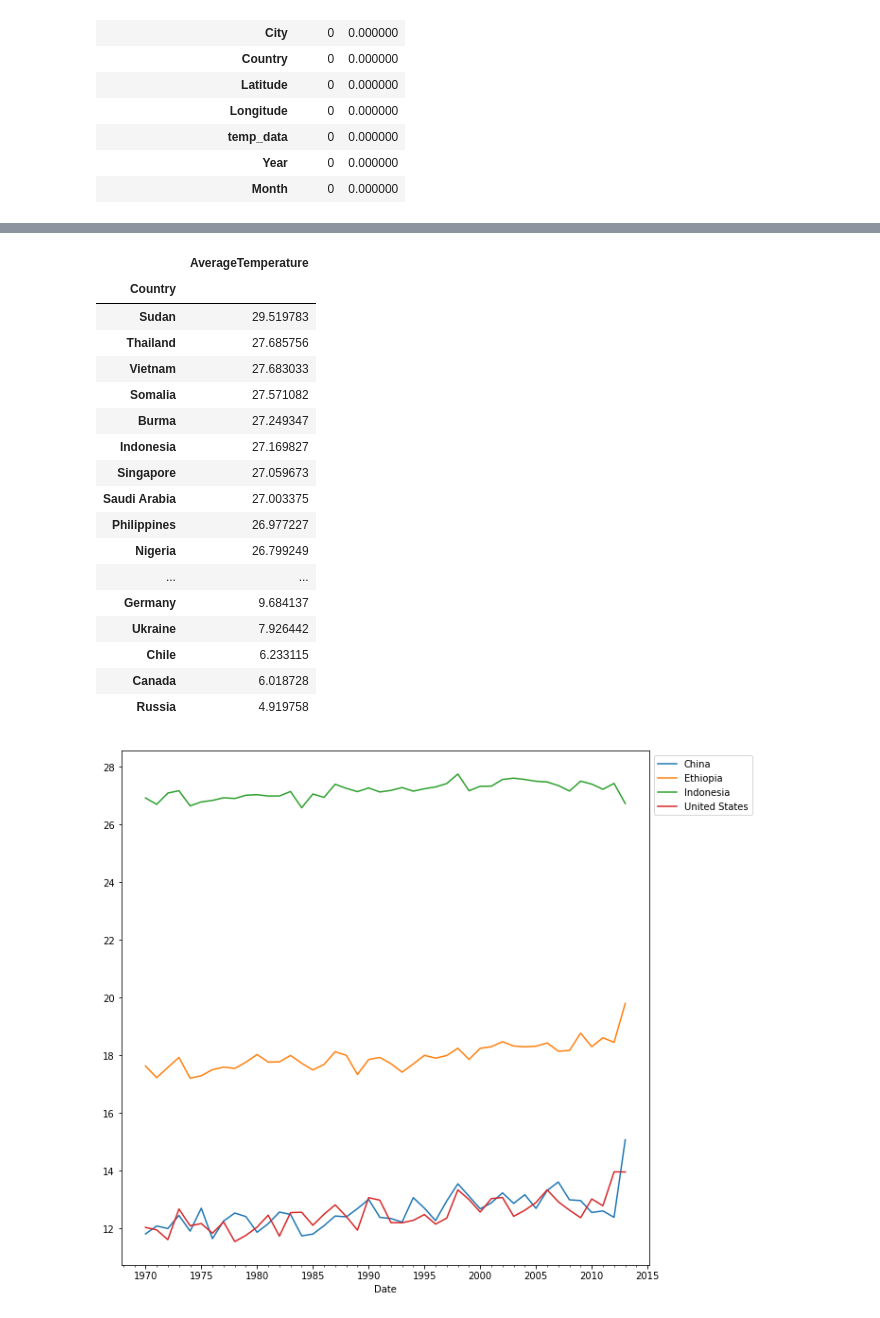
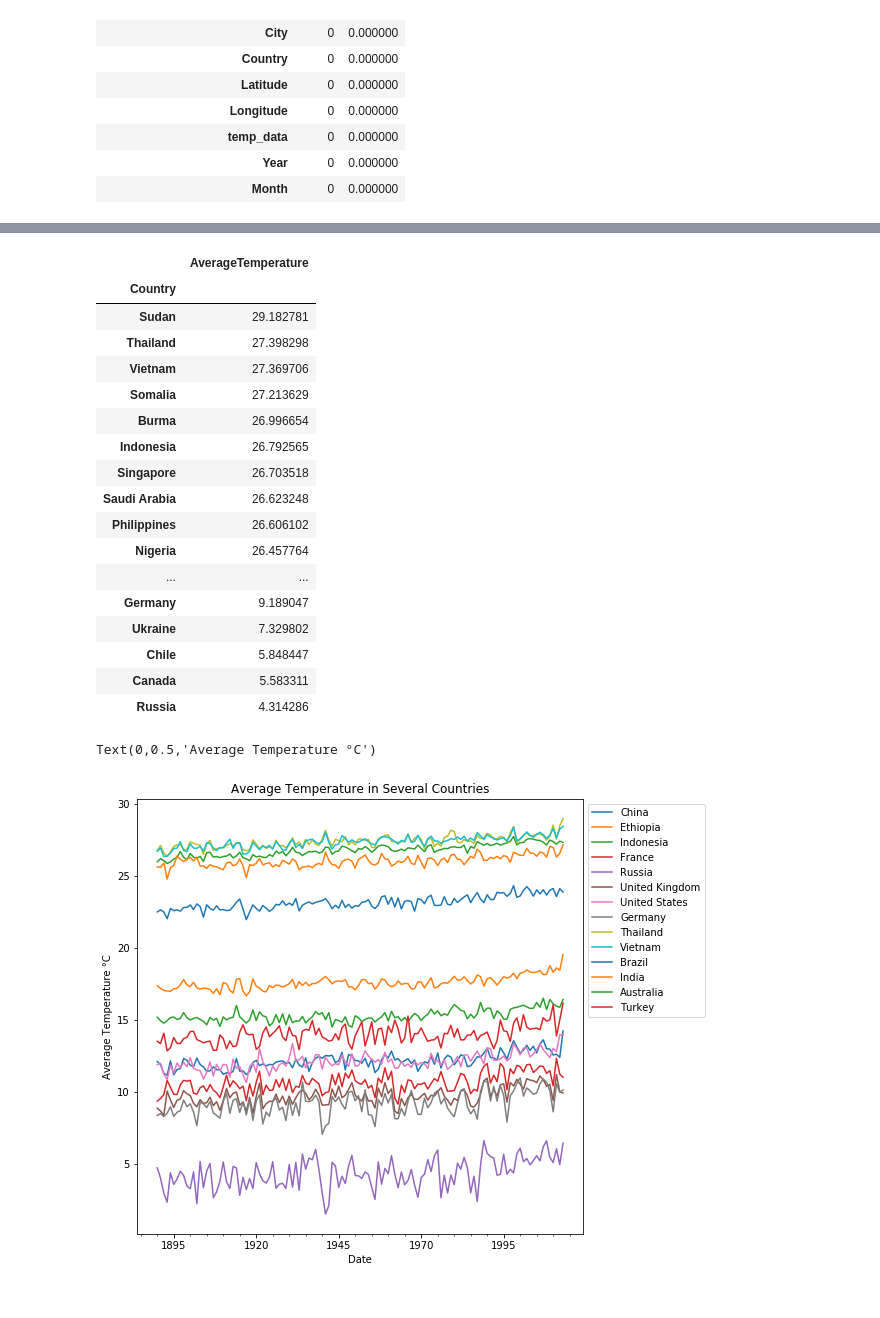
Before and after one commit to aditya1453/MassiveData, a Jupyter notebook: project2/notebooks/02. temperature.ipynb, the cells around one changed output, grey strips where cells are left out. Cells and saved outputs as stored; diff of their text form; code cells hidden in the pictures.

Commit message:
updating earth temperature

```diff
--- a/project2/notebooks/02. temperature.ipynb
+++ b/project2/notebooks/02. temperature.ipynb
@@ -231,9 +234,3 @@ missingdf
 | temp_data | 0 | 0.000000 |
 | Year | 0 | 0.000000 |
 | Month | 0 | 0.000000 |
-# %%
-# Replace Missing Values
-df[df['AverageTemperature'].isnull() ]
-df['AverageTemperature'] = df.groupby("Month").transform(lambda x: x.fillna(x.mean()))
-df['AverageTemperatureUncertainty'] = df.groupby("Month").transform(lambda x: x.fillna(x.mean()))
-df.head()
@@ -344,6 +353,6 @@ plt.legend(loc='upper left', bbox_to_anchor=(1, 1));
 # %%
-# Filtering by years 1970-2013 because these didn't have many null values
-new_df = df.loc['1970':'2013']
+# Filtering by years 1980-2013 because these didn't have many null values
+new_df = df.loc['1890':'2013']
 new_df.head()
 # %% [output]
 |  | AverageTemperature | AverageTemperatureUncertainty | City | Country | Latitude | Longitude | temp_data | Year | ... |
@@ -383,31 +392,44 @@ new_df[['Country','AverageTemperature']].groupby(['Country']).mean().sort_values
 # %% [output]
 |  | AverageTemperature |
 | Country |  |
-| Sudan | 29.519783 |
-| Thailand | 27.685756 |
-| Vietnam | 27.683033 |
-| Somalia | 27.571082 |
-| Burma | 27.249347 |
-| Indonesia | 27.169827 |
-| Singapore | 27.059673 |
-| Saudi Arabia | 27.003375 |
-| Philippines | 26.977227 |
-| Nigeria | 26.799249 |
+| Sudan | 29.182781 |
+| Thailand | 27.398298 |
+| Vietnam | 27.369706 |
+| Somalia | 27.213629 |
+| Burma | 26.996654 |
+| Indonesia | 26.792565 |
+| Singapore | 26.703518 |
+| Saudi Arabia | 26.623248 |
+| Philippines | 26.606102 |
+| Nigeria | 26.457764 |
 | ... | ... |
-| Germany | 9.684137 |
-| Ukraine | 7.926442 |
-| Chile | 6.233115 |
-| Canada | 6.018728 |
-| Russia | 4.919758 |
+| Germany | 9.189047 |
+| Ukraine | 7.329802 |
+| Chile | 5.848447 |
+| Canada | 5.583311 |
+| Russia | 4.314286 |
 # %%
 import matplotlib.pyplot as plt
 %matplotlib inline
-plt.figure(figsize=(10, 10))
+plt.figure(figsize=(8,8))
 new_df_country = new_df.groupby(['Country'])
 new_df_country.get_group('China').AverageTemperature.resample('Y').mean().plot(label='China')
 new_df_country.get_group('Ethiopia').AverageTemperature.resample('Y').mean().plot(label='Ethiopia')
 new_df_country.get_group('Indonesia').AverageTemperature.resample('Y').mean().plot(label='Indonesia')
+new_df_country.get_group('France').AverageTemperature.resample('Y').mean().plot(label='France')
+new_df_country.get_group('Russia').AverageTemperature.resample('Y').mean().plot(label='Russia')
+new_df_country.get_group('United Kingdom').AverageTemperature.resample('Y').mean().plot(label='United Kingdom')
 new_df_country.get_group('United States').AverageTemperature.resample('Y').mean().plot(label='United States')
+new_df_country.get_group('Germany').AverageTemperature.resample('Y').mean().plot(label='Germany')
+new_df_country.get_group('Thailand').AverageTemperature.resample('Y').mean().plot(label='Thailand')
+new_df_country.get_group('Vietnam').AverageTemperature.resample('Y').mean().plot(label='Vietnam')
+new_df_country.get_group('Brazil').AverageTemperature.resample('Y').mean().plot(label='Brazil')
+new_df_country.get_group('India').AverageTemperature.resample('Y').mean().plot(label='India')
+new_df_country.get_group('Australia').AverageTemperature.resample('Y').mean().plot(label='Australia')
+new_df_country.get_group('Turkey').AverageTemperature.resample('Y').mean().plot(label='Turkey')
 plt.legend(loc='upper left', bbox_to_anchor=(1, 1));
+plt.title('Average Temperature in Several Countries')
+plt.ylabel('Average Temperature °C')
 # %% [output]
+Text(0,0.5,'Average Temperature °C')
-[figure, old version]
+[figure, new version]
```
Also changed, not shown: parts of 21 cells of this notebook, 2 other files.
